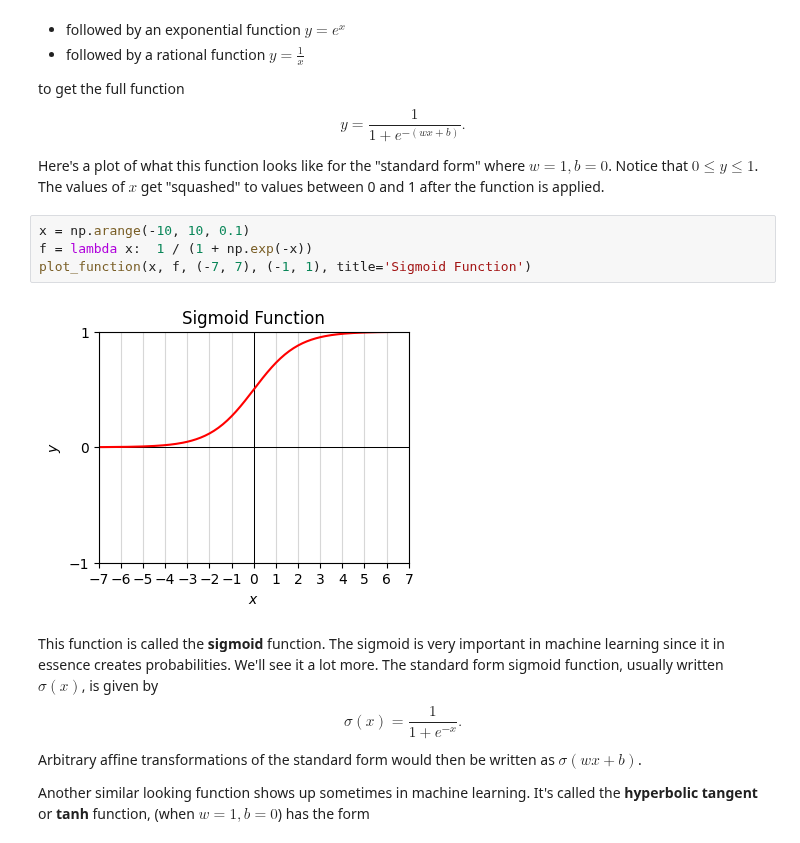
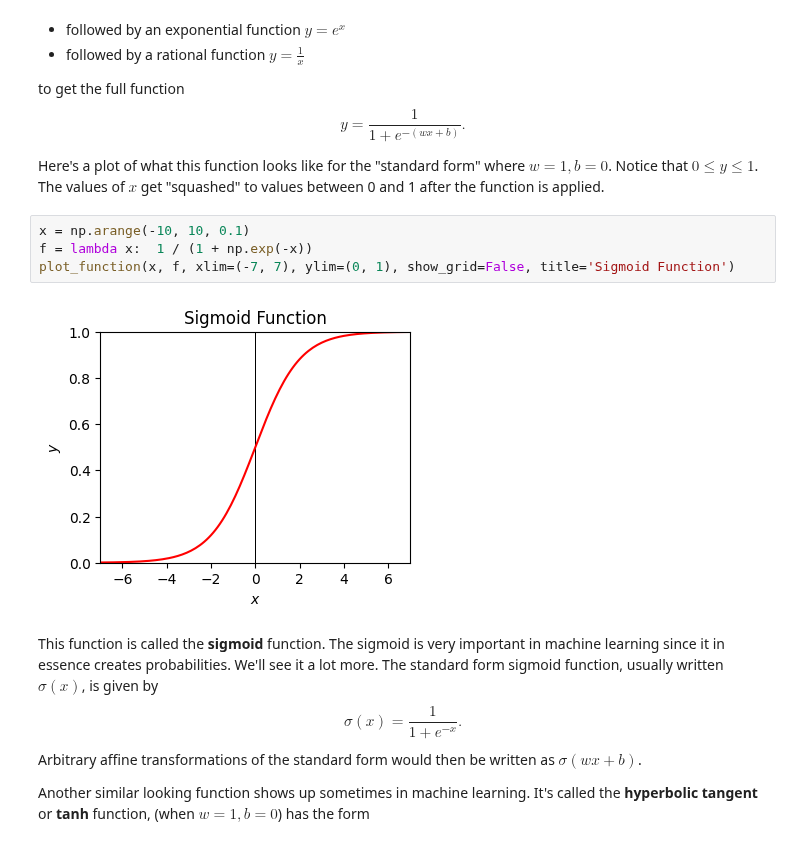
Before and after one commit to rkingery/ml-book, a Jupyter notebook: notebooks/basic-math.ipynb, the cells around one changed output. Cells and saved outputs as stored; diff of their text form.

```diff
--- a/notebooks/basic-math.ipynb
+++ b/notebooks/basic-math.ipynb
@@ -411,9 +411,9 @@ Here's a plot of what this function looks like for the "standard form" where $w=
 # %%
 x = np.arange(-10, 10, 0.1)
 f = lambda x:  1 / (1 + np.exp(-x))
-plot_function(x, f, (-7, 7), (-1, 1), title='Sigmoid Function')
+plot_function(x, f, xlim=(-7, 7), ylim=(0, 1), show_grid=False, title='Sigmoid Function')
 # %% [output]
-[figure, old version]
+[figure, new version]
 # %% [markdown]
 This function is called the **sigmoid** function. The sigmoid is very important in machine learning since it in essence creates probabilities. We'll see it a lot more. The standard form sigmoid function, usually written $\sigma(x)$, is given by $$\sigma(x) = \frac{1}{1 + e^{-x}}.$$
 Arbitrary affine transformations of the standard form would then be written as $\sigma(wx+b)$.
```
Also changed, not shown: parts of 19 cells of this notebook.
